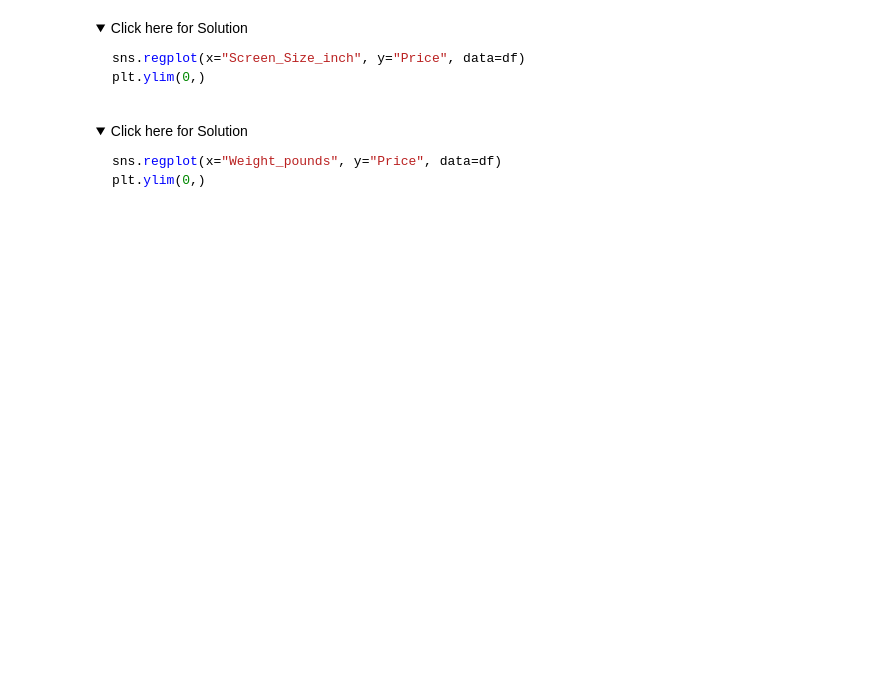
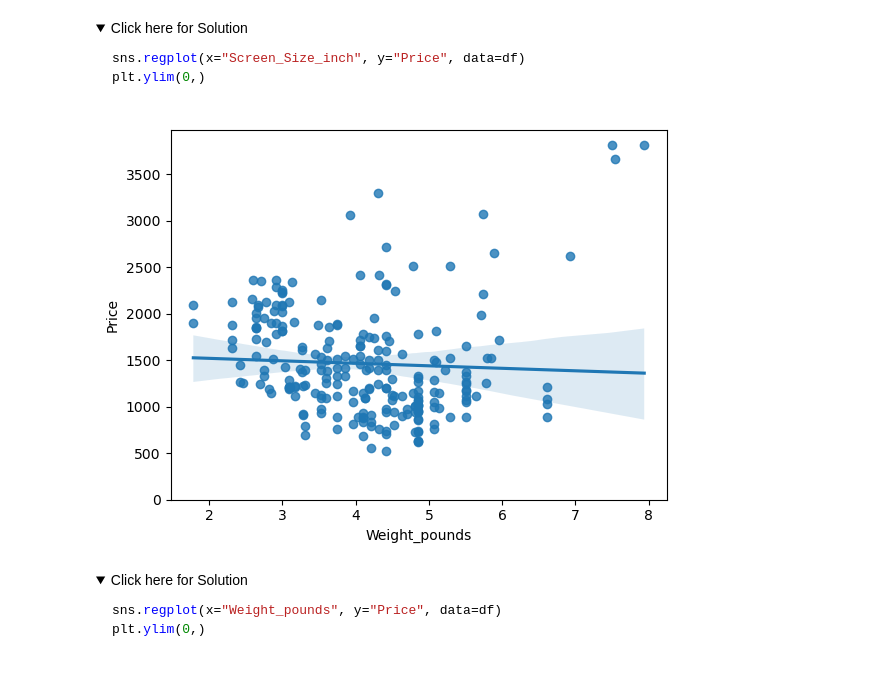
Before and after one commit to Developer-Ahmed-Ayman-khedr/IBM-Exercises, a Jupyter notebook: Course_code/Course7/Module3/Exploratory_data_analysis.jupyterlite/Exploratory_data_analysis.jupyterlite.ipynb, the cells around one changed output. Drawn from its saved outputs; the diff is of its cells as text; code cells hidden in the pictures; folded sections open; blank space fills up the shorter version.

```diff
--- a/Course_code/Course7/Module3/Exploratory_data_analysis.jupyterlite/Exploratory_data_analysis.jupyterlite.ipynb
+++ b/Course_code/Course7/Module3/Exploratory_data_analysis.jupyterlite/Exploratory_data_analysis.jupyterlite.ipynb
@@ -116,6 +138,11 @@ plt.ylim(0,)
 # %%
 # Write your code below and press Shift+Enter to execute
 # Weight_pounds plot
+sns.regplot(x="Weight_pounds", y="Price", data=df)
+plt.ylim(0,)
+plt.show()
+# %% [output]
+[figure, added]
 # %% [markdown]
 <details>
     <summary>Click here for Solution</summary>
```
Also changed, not shown: parts of 22 cells of this notebook, 32 other files.
